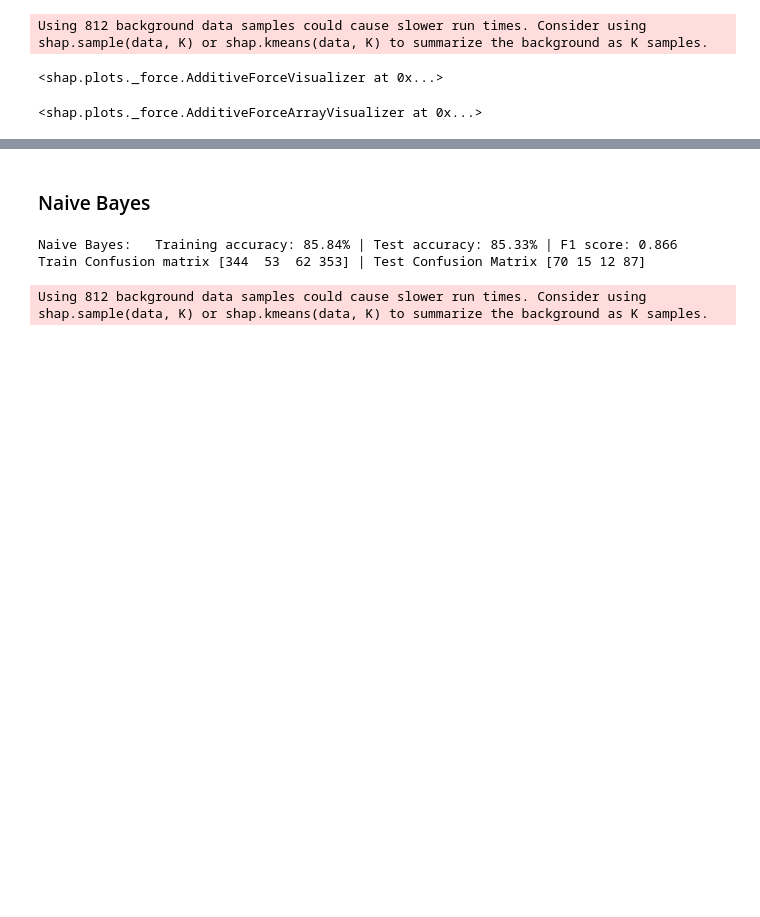
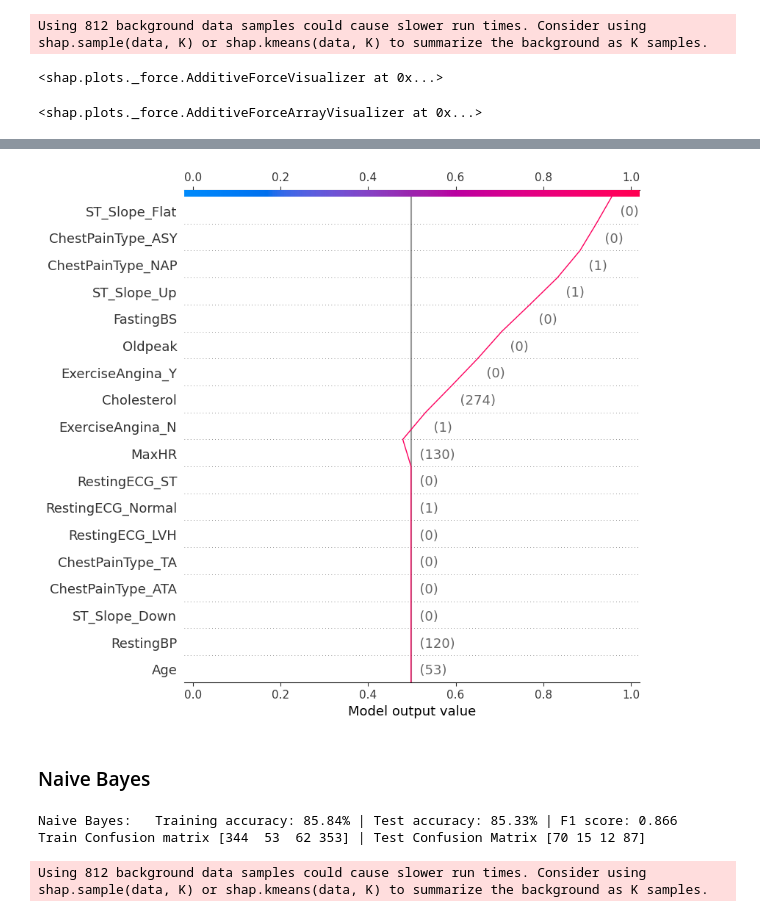
Before and after one commit to XueningD65/TriageAssist, a Jupyter notebook: model_explain_FI_HTML.ipynb, the cells around one changed output, grey strips where cells are left out. Drawn from its saved outputs; the diff is of its cells as text; code cells hidden in the pictures; blank space fills up the shorter version.

```diff
--- a/model_explain_HTML.ipynb
+++ b/model_explain_FI_HTML.ipynb
@@ -124,3 +118,7 @@ shap.force_plot(explainer.expected_value[0], shap_values[0], X_test, link="logit
+# %%
+shap.decision_plot(explainer.expected_value[0], shap_values[0][0,:], X_test.iloc[0,:], link = 'logit')
+# %% [output]
+[figure, added]
 # %% [markdown]
 ### Naive Bayes
 # %%
```
Also changed, not shown: parts of 2 cells of this notebook, 56 other files.
